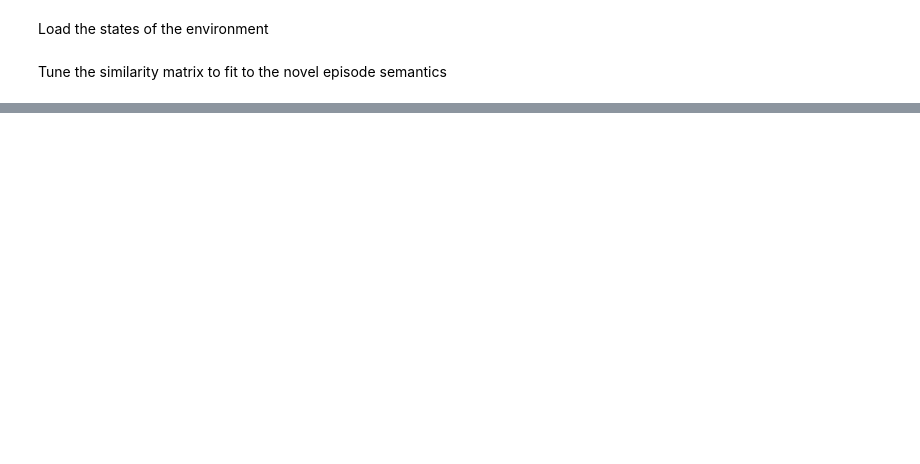
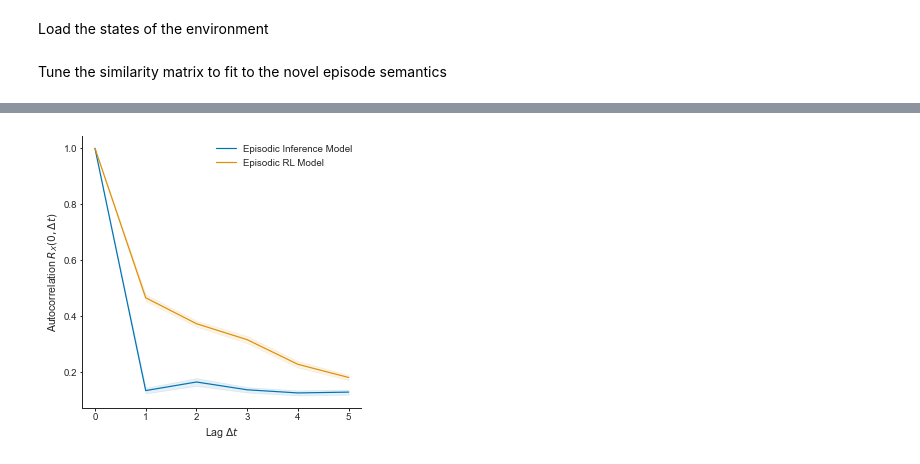
Before and after one commit to LubnaAb/episodic_memory, a Jupyter notebook: sampling.ipynb, the cells around one changed output, grey strips where cells are left out. Drawn from its saved outputs; the diff is of its cells as text; code cells hidden in the pictures; blank space fills up the shorter version.

```diff
--- a/sampling.ipynb
+++ b/sampling.ipynb
@@ -26,6 +28,9 @@ for word in df_env_novel_states['word'].unique():
     df_words_similarities_tuned[word] = sim
     # Add 1 and divide by 2 to the index of the word
     df_words_similarities_tuned.loc[word] = sim
+
+
+df_words_similarities_tuned = df_words_similarities_tuned ** 5
 # %%
 from sklearn.manifold import MDS
 mds = MDS(n_components=1, dissimilarity='precomputed', random_state=0)
@@ -49,11 +58,11 @@ from simulators_episodic import EpisodicSimulator
 
 # Create the environment
 k = 1  # Inter-episode connectivity. Domain: [0, 1]. 1, sample across episodes. 0, sample within episodes
-m = 1 # Action Similarity weight. Domain: [0, inf]. 0, no action dependence.
-n = 0  # Time diference weight. Domain: [0, inf]. 0, no time dependence.
+m = 2 # Action Similarity weight. Domain: [0, inf]. 0, no action dependence.
+n = 1  # Time diference weight. Domain: [0, inf]. 0, no time dependence.
 
-n_step = 20
-n_samp = 1
+n_step = 25
+n_samp = 50
 init_state = 0
 
 env = EpisodicGraph(df_env_states, df_words_similarities_tuned, df_semantic_mds, k=k, m=m, n=n)
@@ -71,5 +80,5 @@ simulator = EpisodicSimulator(propagator, init_state)
 # Simulate
 simulator.sample_sequences(n_step=n_step, n_samp=n_samp)
 
-seqs = simulator.state_seqs
+seqs_1 = simulator.state_seqs
 # %% [output]
@@ -189,0 +271,38 @@ print(df_sequences["word"].unique())
+# %%
+df_env_states_numpy = df_env_states.copy()
+
+df_env_states_numpy["word"] = df_env_states_numpy["word"].apply(lambda x: df_semantic_mds.loc[x][0])
+
+df_env_states_numpy = df_env_states_numpy.to_numpy().astype(np.float32)
+# %%
+from autocorrelation import estimate_episodic_acf_v2
+
+samps_state = df_env_states_numpy[seqs_1]
+acf_mean, acf_sem = estimate_episodic_acf_v2(samps_state, axis=(0, 1))
+
+samps_state = df_env_states_numpy[seqs_2]
+dummy_acf_mean, dummy_acf_sem = estimate_episodic_acf_v2(samps_state, axis=(0, 1))
+
+lags = np.arange(0, 6)
+
+fig, ax = plt.subplots(1, 1, figsize=(5, 5))
+# plot mean
+ax.plot(lags, acf_mean[lags], label="Episodic Inference Model", color="C0")
+ax.fill_between(lags, acf_mean[lags] - acf_sem[lags], acf_mean[lags] + acf_sem[lags], alpha=0.1, color="C0")
+
+ax.plot(lags, dummy_acf_mean[lags], label="Episodic RL Model", color="C1")
+ax.fill_between(lags, dummy_acf_mean[lags] - dummy_acf_sem[lags], dummy_acf_mean[lags] + dummy_acf_sem[lags], alpha=0.1, color="C1")
+
+# add legend
+ax.legend()
+
+# add labels
+ax.set_xlabel("Lag $\Delta t$")
+ax.set_ylabel("Autocorrelation $R_X(0, \Delta t)$")
+
+# set y limits
+# ax.set_ylim(-0.1, 1.1)
+
+plt.show()
+# %% [output]
+[figure, added]
```
Also changed, not shown: parts of 10 cells of this notebook, 2 other files.
